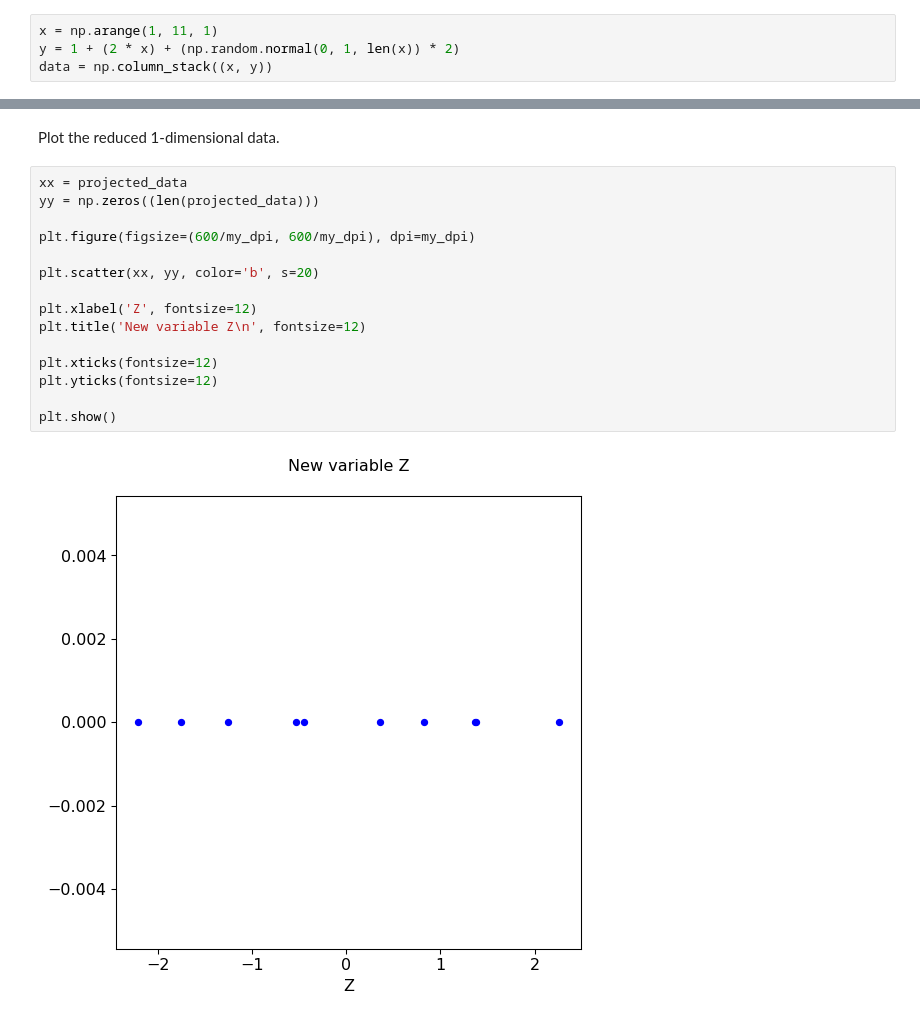
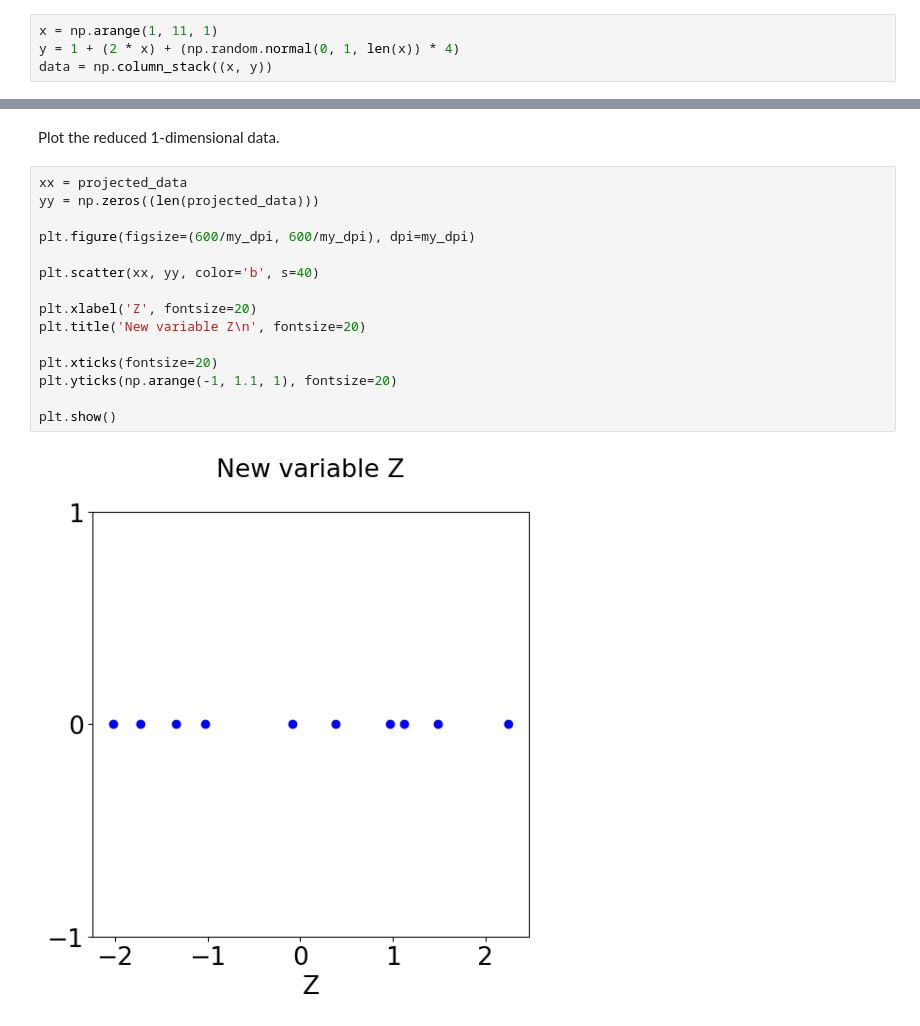
Before and after one commit to SaqlainHussainShah/MachineLearningGod, a Jupyter notebook: Principal Component Analysis (PCA).ipynb, the cells around one changed output, grey strips where cells are left out. Drawn from its saved outputs; the diff is of its cells as text.

```diff
--- a/Principal Component Analysis (PCA).ipynb
+++ b/Principal Component Analysis (PCA).ipynb
@@ -8,7 +8,7 @@ from sklearn import preprocessing
 Generate 2-dimensional data.
 # %%
 x = np.arange(1, 11, 1)
-y = 1 + (2 * x) + (np.random.normal(0, 1, len(x)) * 2)
+y = 1 + (2 * x) + (np.random.normal(0, 1, len(x)) * 4)
 data = np.column_stack((x, y))
 # %% [markdown]
 Use principal component analysis (PCA) to reduce the number of dimensions of the data from 2 to 1.
@@ -48,17 +48,17 @@ Plot the reduced 1-dimensional data.
 # %%
 xx = projected_data
 yy = np.zeros((len(projected_data)))
 
 plt.figure(figsize=(600/my_dpi, 600/my_dpi), dpi=my_dpi)
 
-plt.scatter(xx, yy, color='b', s=20)
+plt.scatter(xx, yy, color='b', s=40)
 
-plt.xlabel('Z', fontsize=12)
-plt.title('New variable Z\n', fontsize=12)
+plt.xlabel('Z', fontsize=20)
+plt.title('New variable Z\n', fontsize=20)
 
-plt.xticks(fontsize=12)
-plt.yticks(fontsize=12)
+plt.xticks(fontsize=20)
+plt.yticks(np.arange(-1, 1.1, 1), fontsize=20)
 
 plt.show()
 # %% [output]
-[figure, old version]
+[figure, new version]
```
Also changed, not shown: parts of 1 cell of this notebook.
